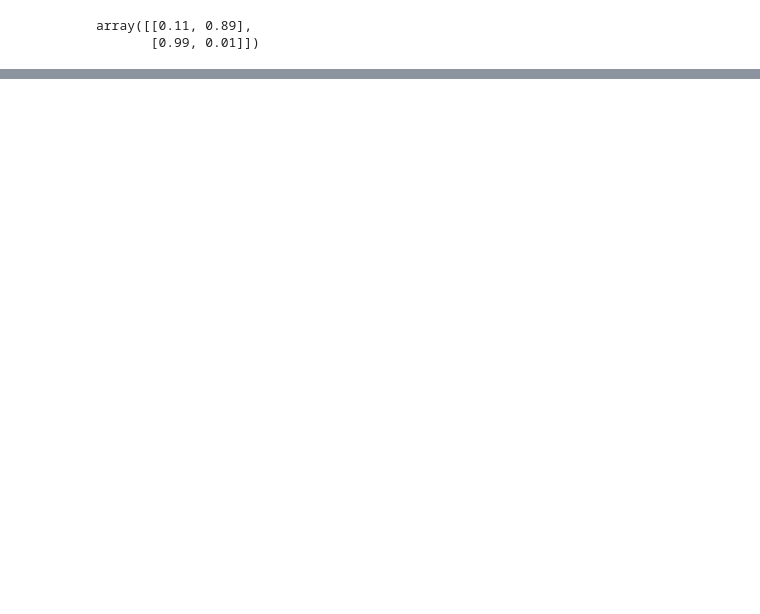
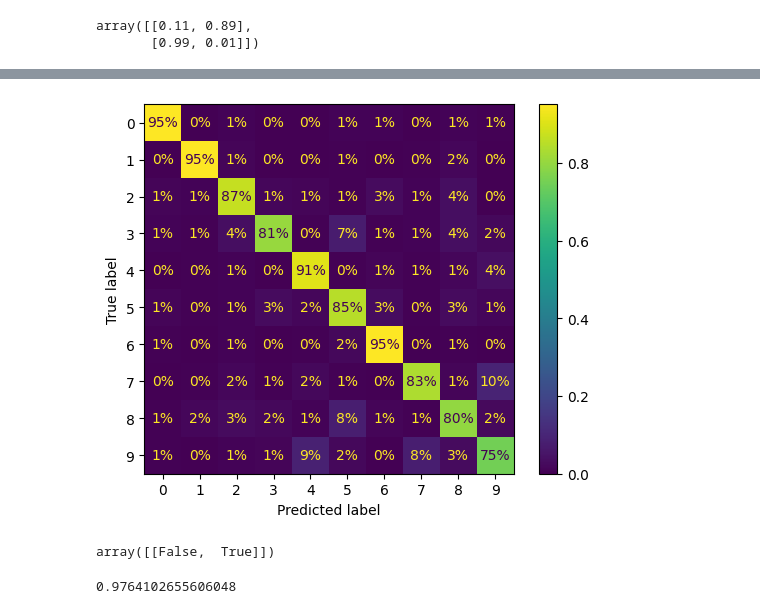
Before and after one commit to Tusharv23/ml_learning, a Jupyter notebook: classification/classification.ipynb, the cells around one changed output, grey strips where cells are left out. Drawn from its saved outputs; the diff is of its cells as text; code cells hidden in the pictures; blank space fills up the shorter version.

Commit message:
multilaber classifier and accuracy increase

```diff
--- a/classification/classification.ipynb
+++ b/classification/classification.ipynb
@@ -138,0 +239,23 @@ precision_forest, recalls_forest, thresholds_forest = precision_recall_curve(y_t
+# %%
+ConfusionMatrixDisplay.from_predictions(y_train, y_train_pred, normalize='true', values_format=".0%")
+plt.show()
+# %% [output]
+[figure, added]
+# %%
+import numpy as np
+from sklearn.neighbors import KNeighborsClassifier
+y_train_large = (y_train >= '7')
+y_train_odd = (y_train.astype(int) % 2 == 1)
+y_multilabel = np.c_[y_train_large, y_train_odd]
+knn_clf = KNeighborsClassifier()
+knn_clf.fit(x_train, y_multilabel)
+knn_clf.predict([some_digit])
+# %% [output]
+array([[False,  True]])
+# %%
+from sklearn.metrics import f1_score
+
+y_train_knn_pred = cross_val_predict(knn_clf, x_train, y_multilabel, cv=3)
+f1_score(y_multilabel, y_train_knn_pred, average="macro")
+# %% [output]
+0.9764102655606048
```
Also changed, not shown: parts of 14 cells of this notebook.
